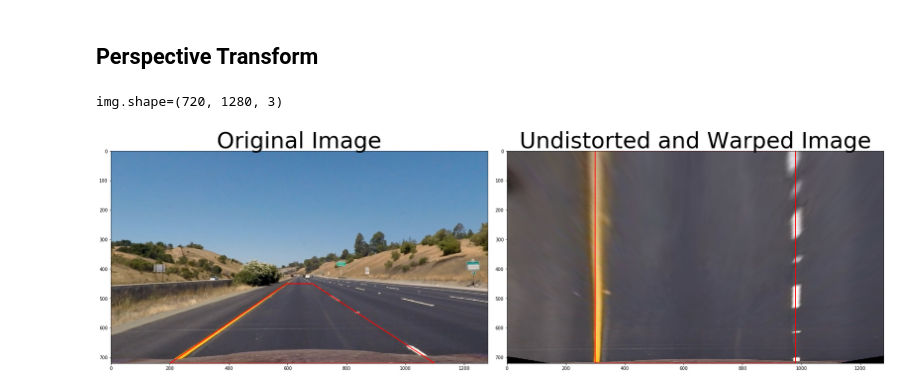
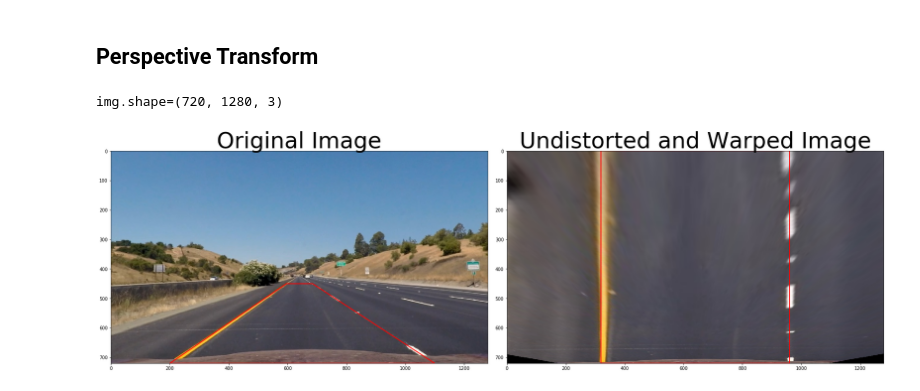
Before and after one commit to tsenying/CarND-Advanced-Lane-Lines, a Jupyter notebook: AdvancedLaneFinding.ipynb, the cells around one changed output. Saved outputs shown, nothing was run; the diff lists cells and outputs as text; code cells hidden in the pictures.

```diff
--- a/AdvancedLaneFinding.ipynb
+++ b/AdvancedLaneFinding.ipynb
@@ -441,10 +441,10 @@ img_size = (img.shape[1], img.shape[0])
 
 # define 4 destination points
 dst_points = [
-    [300, 0],
-    [980, 0],
-    [980, 720],
-    [300, 720]]
+    [320, 0],
+    [960, 0],
+    [960, 720],
+    [320, 720]]
 dst = np.float32(dst_points)
 
 # d) use cv2.getPerspectiveTransform() to get M, the transform matrix
@@ -467,31 +467,31 @@ f.tight_layout()
 ax1.imshow(img)
 
 # draw the src points boundary
 verts = np.float32( src_points + [src_points[0]] )
 codes = [Path.MOVETO,
          Path.LINETO,
          Path.LINETO,
          Path.LINETO,
          Path.CLOSEPOLY,
          ]
 
 path = Path(verts, codes)
 patch = patches.PathPatch(path, edgecolor='red', facecolor='none', lw=2)
 ax1.add_patch(patch)
 
 ax1.set_title('Original Image', fontsize=50)
 
 ax2.imshow( warped )
 
 # draw the dst points boundary
 verts = np.float32( dst_points + [dst_points[0]] )
 
 path = Path(verts, codes)
 patch = patches.PathPatch(path, edgecolor='red', facecolor='none', lw=2)
 ax2.add_patch(patch)
 
 ax2.set_title('Undistorted and Warped Image', fontsize=50)
 plt.subplots_adjust(left=0., right=1, top=0.9, bottom=0.)
 # %% [output]
 img.shape=(720, 1280, 3)
-[figure, old version]
+[figure, new version]
```
